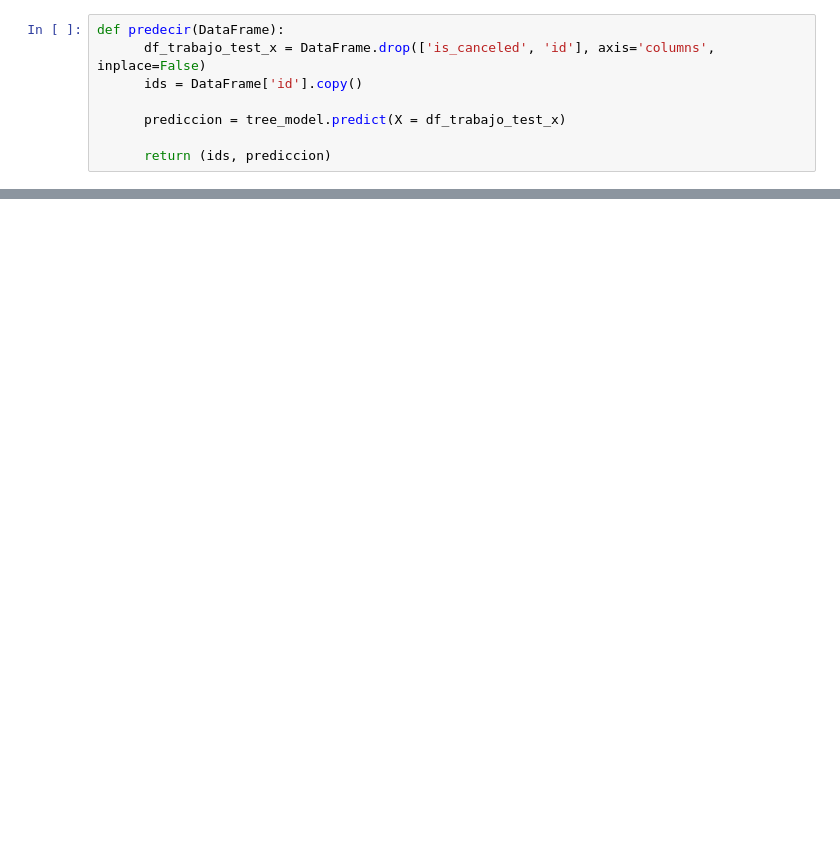
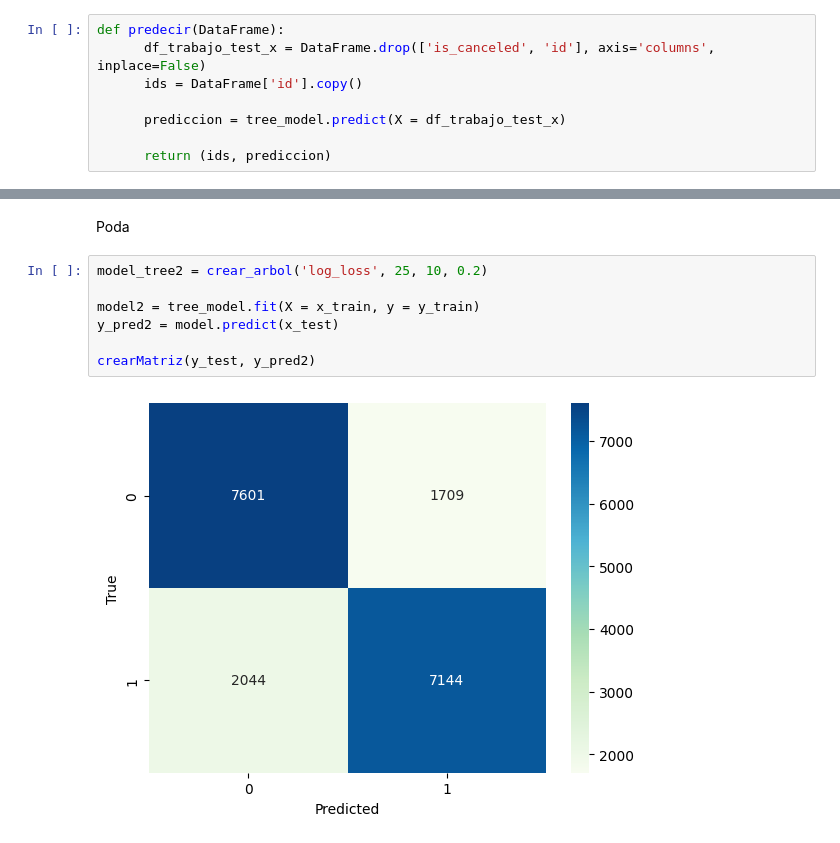
Before and after one commit to lautitorraca/7506R-2C2023-GRUPO24, a Jupyter notebook: TP1/7506R_TP1_GRUPO24_CHP2_ENTREGA.ipynb, the cells around one changed output, grey strips where cells are left out. Saved outputs shown, nothing was run; the diff lists cells and outputs as text; blank space fills up the shorter version.

```diff
--- a/TP1/7506R_TP1_GRUPO24_CHP2_ENTREGA.ipynb
+++ b/TP1/7506R_TP1_GRUPO24_CHP2_ENTREGA.ipynb
@@ -691,0 +742,11 @@ prediccion = resultados[1]
+# %% [markdown]
+Poda
+# %%
+model_tree2 = crear_arbol('log_loss', 25, 10, 0.2)
+
+model2 = tree_model.fit(X = x_train, y = y_train)
+y_pred2 = model.predict(x_test)
+
+crearMatriz(y_test, y_pred2)
+# %% [output]
+[figure, added]
```
Also changed, not shown: parts of 28 cells of this notebook.
